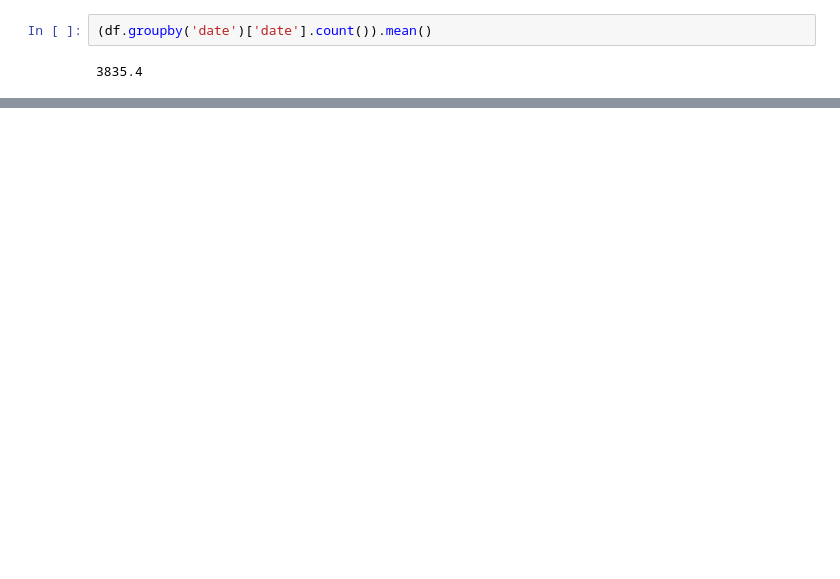
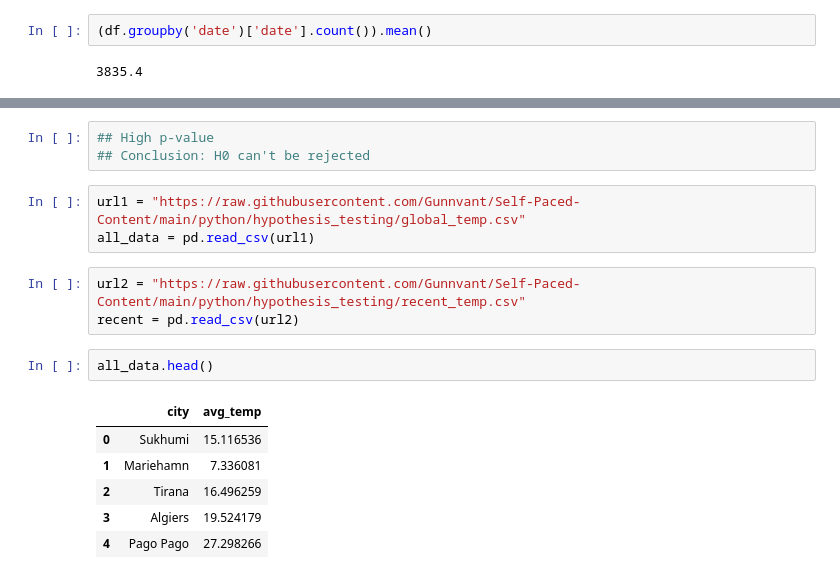
Before and after one commit to Gunnvant/Self-Paced-Content, a Jupyter notebook: python/live_sessions/stats_decision_making/notebooks/hypothesis_8_7_23.ipynb, the cells around one changed output, grey strips where cells are left out. Cells and saved outputs as stored; diff of their text form; blank space fills up the shorter version.

```diff
--- a/python/live_sessions/stats_decision_making/notebooks/hypothesis_8_7_23.ipynb
+++ b/python/live_sessions/stats_decision_making/notebooks/hypothesis_8_7_23.ipynb
@@ -42,0 +132,18 @@ df.head()
+# %%
+## High p-value
+## Conclusion: H0 can't be rejected
+# %%
+url1 = "https://raw.githubusercontent.com/Gunnvant/Self-Paced-Content/main/python/hypothesis_testing/global_temp.csv"
+all_data = pd.read_csv(url1)
+# %%
+url2 = "https://raw.githubusercontent.com/Gunnvant/Self-Paced-Content/main/python/hypothesis_testing/recent_temp.csv"
+recent = pd.read_csv(url2)
+# %%
+all_data.head()
+# %% [output]
+|  | city | avg_temp |
+| 0 | Sukhumi | 15.116536 |
+| 1 | Mariehamn | 7.336081 |
+| 2 | Tirana | 16.496259 |
+| 3 | Algiers | 19.524179 |
+| 4 | Pago Pago | 27.298266 |
```
Also changed, not shown: parts of 23 cells of this notebook.
